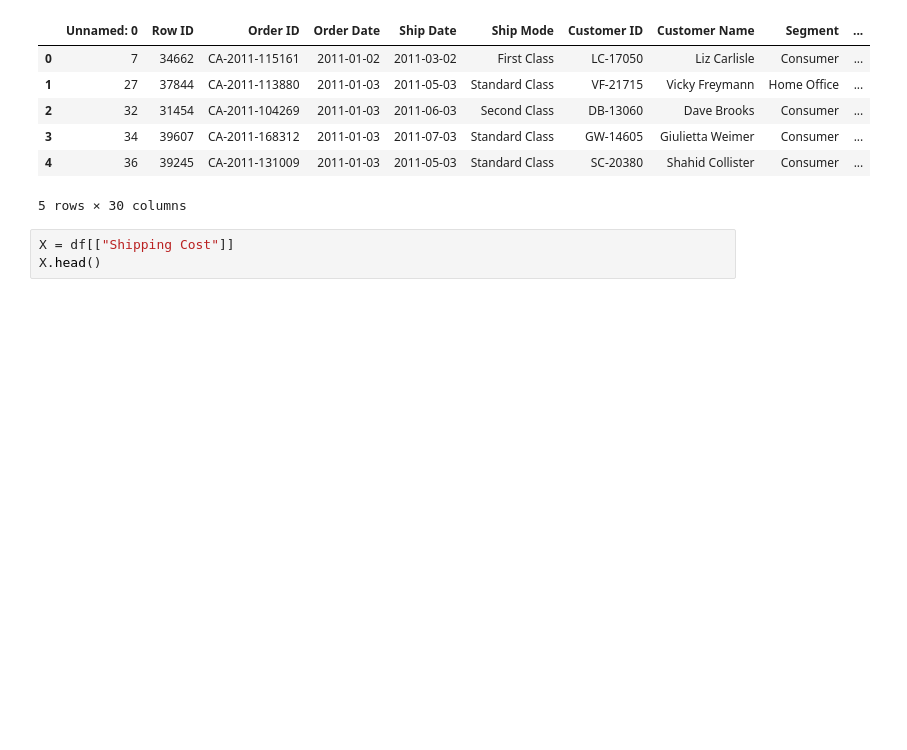
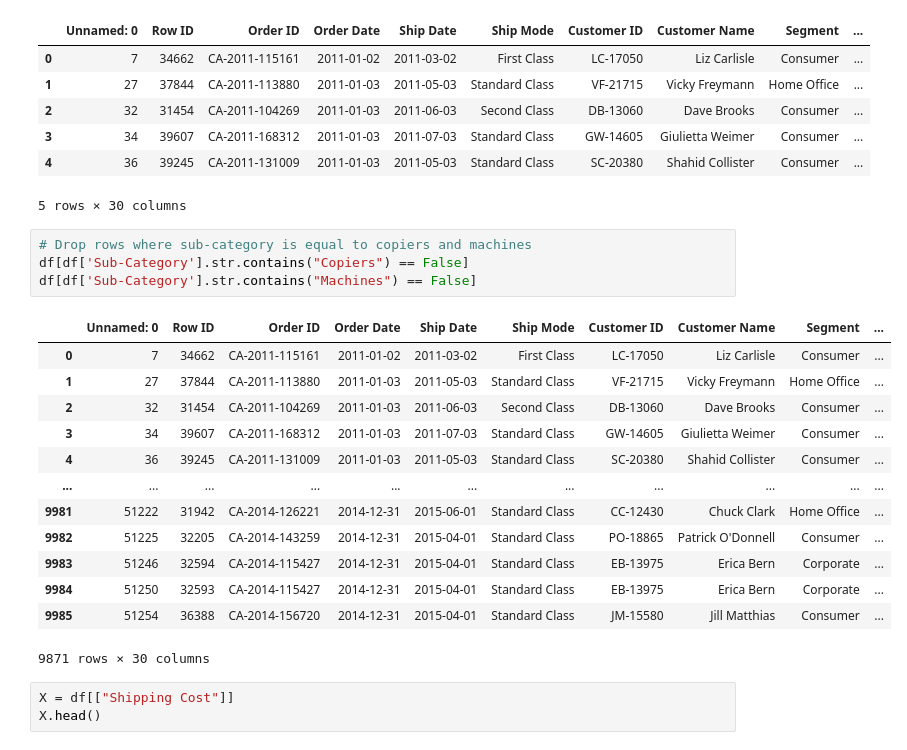
Before and after one commit to rubadhanaraj/Final_project, a Jupyter notebook: Multiple_Linear_regression.ipynb, the cells around one changed output. Drawn from its saved outputs; the diff is of its cells as text; blank space fills up the shorter version.

```diff
--- a/Multiple_Linear_regression.ipynb
+++ b/Multiple_Linear_regression.ipynb
@@ -16,6 +16,24 @@ df.head()
 | 3 | 34 | 39607 | CA-2011-168312 | 2011-01-03 | 2011-07-03 | Standard Class | GW-14605 | Giulietta Weimer | Consumer | ... |
 | 4 | 36 | 39245 | CA-2011-131009 | 2011-01-03 | 2011-05-03 | Standard Class | SC-20380 | Shahid Collister | Consumer | ... |
 5 rows × 30 columns
+# %%
+# Drop rows where sub-category is equal to copiers and machines
+df[df['Sub-Category'].str.contains("Copiers") == False]
+df[df['Sub-Category'].str.contains("Machines") == False]
+# %% [output]
+|  | Unnamed: 0 | Row ID | Order ID | Order Date | Ship Date | Ship Mode | Customer ID | Customer Name | Segment | ... |
+| 0 | 7 | 34662 | CA-2011-115161 | 2011-01-02 | 2011-03-02 | First Class | LC-17050 | Liz Carlisle | Consumer | ... |
+| 1 | 27 | 37844 | CA-2011-113880 | 2011-01-03 | 2011-05-03 | Standard Class | VF-21715 | Vicky Freymann | Home Office | ... |
+| 2 | 32 | 31454 | CA-2011-104269 | 2011-01-03 | 2011-06-03 | Second Class | DB-13060 | Dave Brooks | Consumer | ... |
+| 3 | 34 | 39607 | CA-2011-168312 | 2011-01-03 | 2011-07-03 | Standard Class | GW-14605 | Giulietta Weimer | Consumer | ... |
+| 4 | 36 | 39245 | CA-2011-131009 | 2011-01-03 | 2011-05-03 | Standard Class | SC-20380 | Shahid Collister | Consumer | ... |
+| ... | ... | ... | ... | ... | ... | ... | ... | ... | ... | ... |
+| 9981 | 51222 | 31942 | CA-2014-126221 | 2014-12-31 | 2015-06-01 | Standard Class | CC-12430 | Chuck Clark | Home Office | ... |
+| 9982 | 51225 | 32205 | CA-2014-143259 | 2014-12-31 | 2015-04-01 | Standard Class | PO-18865 | Patrick O'Donnell | Consumer | ... |
+| 9983 | 51246 | 32594 | CA-2014-115427 | 2014-12-31 | 2015-04-01 | Standard Class | EB-13975 | Erica Bern | Corporate | ... |
+| 9984 | 51250 | 32593 | CA-2014-115427 | 2014-12-31 | 2015-04-01 | Standard Class | EB-13975 | Erica Bern | Corporate | ... |
+| 9985 | 51254 | 36388 | CA-2014-156720 | 2014-12-31 | 2015-04-01 | Standard Class | JM-15580 | Jill Matthias | Consumer | ... |
+9871 rows × 30 columns
 # %%
 X = df[["Shipping Cost"]]
 X.head()
```
Also changed, not shown: parts of 32 cells of this notebook.
